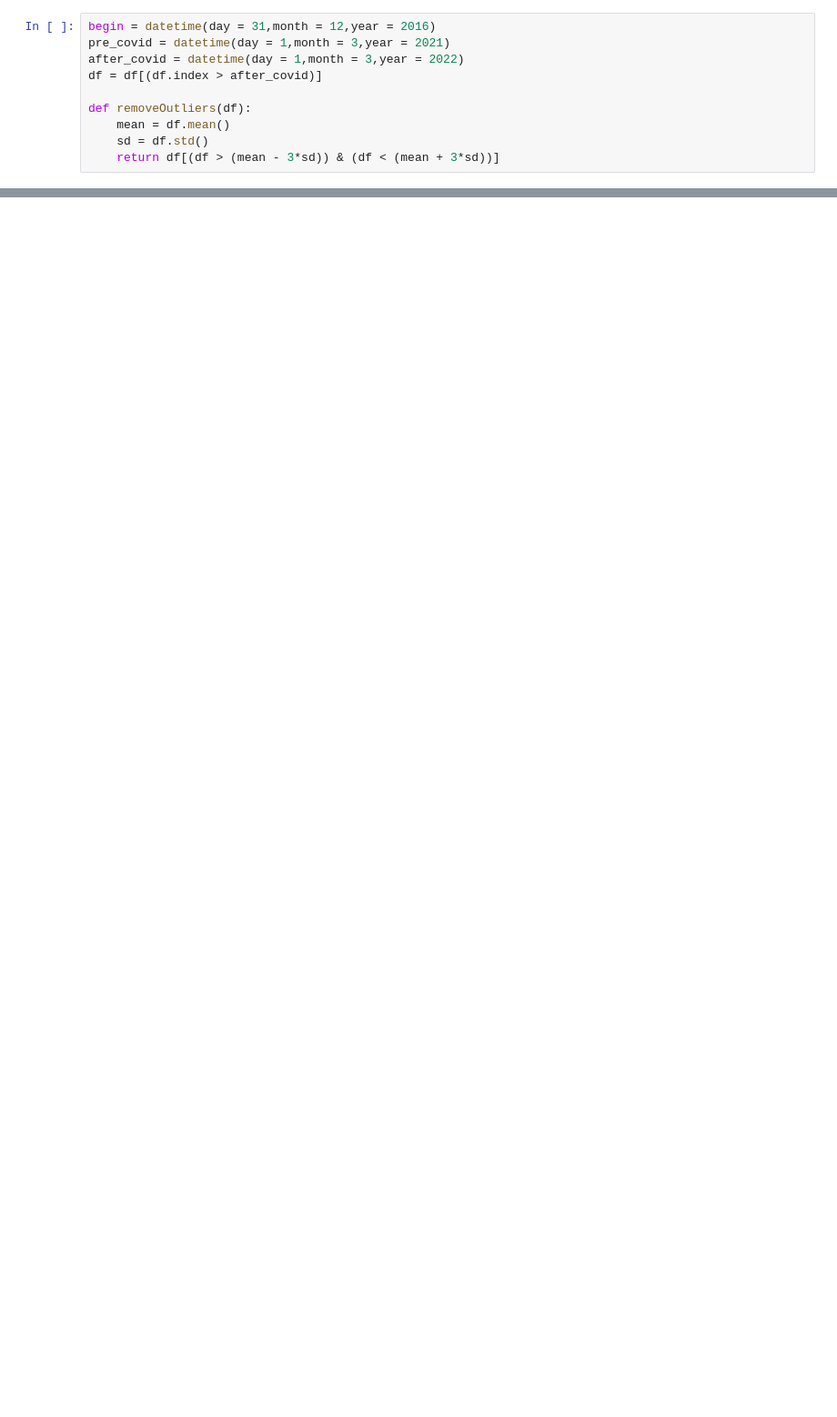
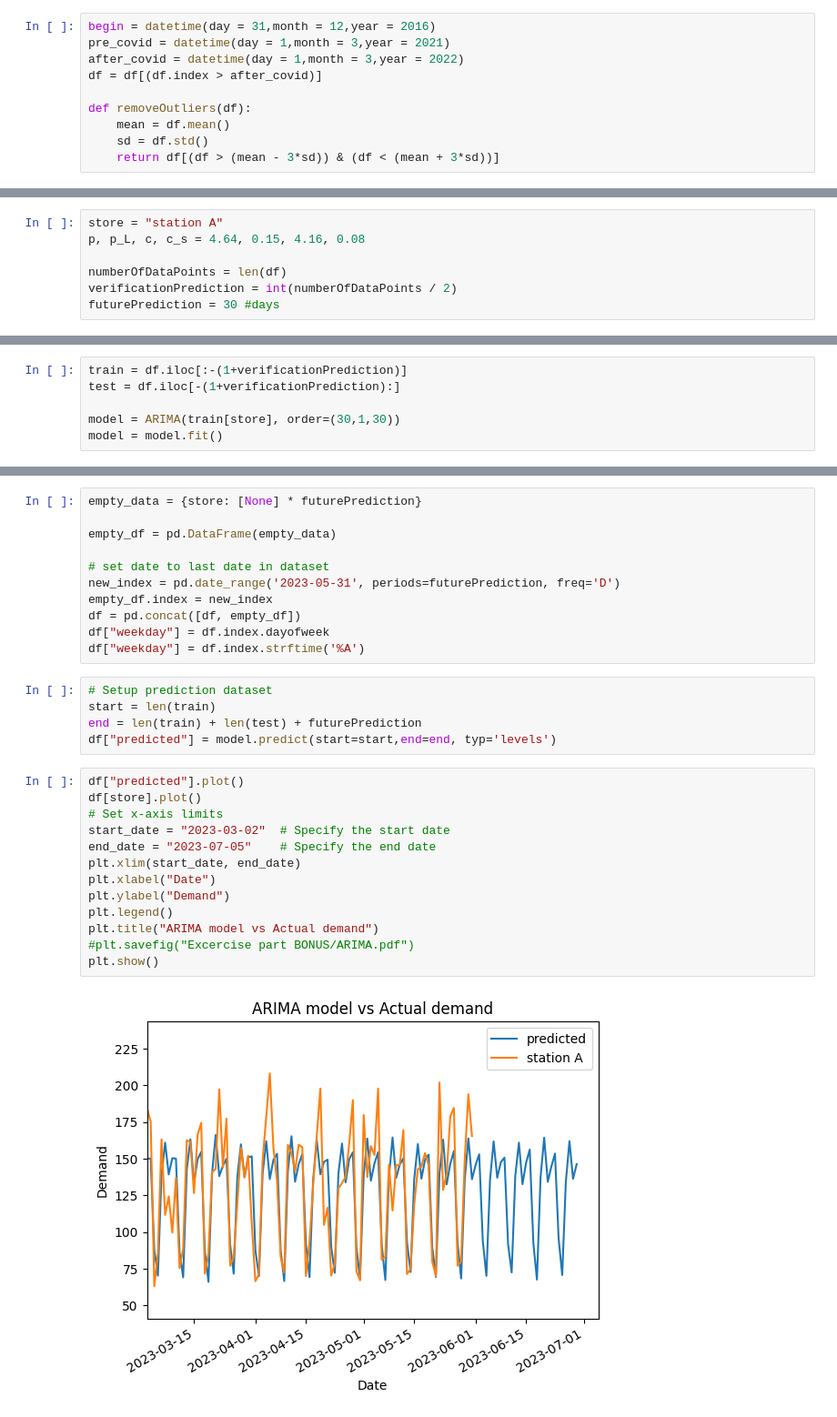
Before and after one commit to Marijn2404/TheThirdPiGame, a Jupyter notebook: Excercise part BONUS.ipynb, the cells around one changed output, grey strips where cells are left out. Shown at 91% size. Cells and saved outputs as stored; diff of their text form; blank space fills up the shorter version.

```diff
--- a/Excercise part BONUS.ipynb
+++ b/Excercise part BONUS.ipynb
@@ -58 +32,8 @@ residual = decompose_result_mult.resid
+# %%
+store = "station A"
+p, p_L, c, c_s = 4.64, 0.15, 4.16, 0.08
+
+numberOfDataPoints = len(df)
+verificationPrediction = int(numberOfDataPoints / 2)
+futurePrediction = 30 #days
 # %%
@@ -77,0 +59,6 @@ Critical Values:
+# %%
+train = df.iloc[:-(1+verificationPrediction)]
+test = df.iloc[-(1+verificationPrediction):]
+
+model = ARIMA(train[store], order=(30,1,30))
+model = model.fit()
@@ -77,0 +67,31 @@ Critical Values:
+# %%
+empty_data = {store: [None] * futurePrediction}
+
+empty_df = pd.DataFrame(empty_data)
+
+# set date to last date in dataset
+new_index = pd.date_range('2023-05-31', periods=futurePrediction, freq='D')
+empty_df.index = new_index
+df = pd.concat([df, empty_df])
+df["weekday"] = df.index.dayofweek
+df["weekday"] = df.index.strftime('%A')
+# %%
+# Setup prediction dataset
+start = len(train)
+end = len(train) + len(test) + futurePrediction
+df["predicted"] = model.predict(start=start,end=end, typ='levels')
+# %%
+df["predicted"].plot()
+df[store].plot()
+# Set x-axis limits
+start_date = "2023-03-02"  # Specify the start date
+end_date = "2023-07-05"    # Specify the end date
+plt.xlim(start_date, end_date)
+plt.xlabel("Date")
+plt.ylabel("Demand")
+plt.legend()
+plt.title("ARIMA model vs Actual demand")
+#plt.savefig("Excercise part BONUS/ARIMA.pdf")
+plt.show()
+# %% [output]
+[figure, added]
```
Also changed, not shown: parts of 10 cells of this notebook, 32 other files.
